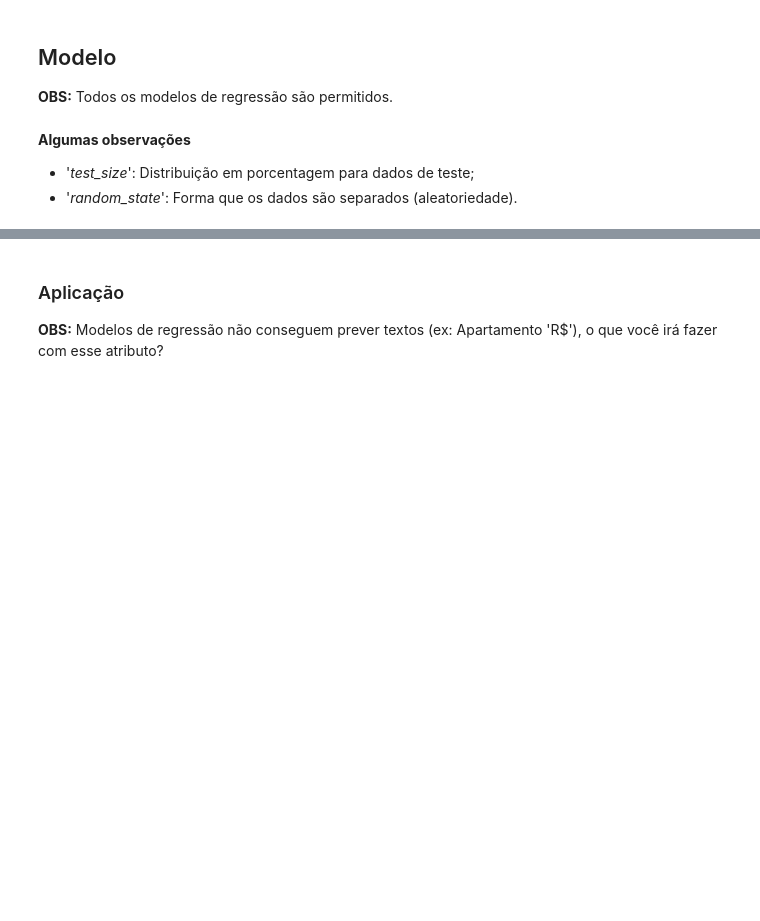
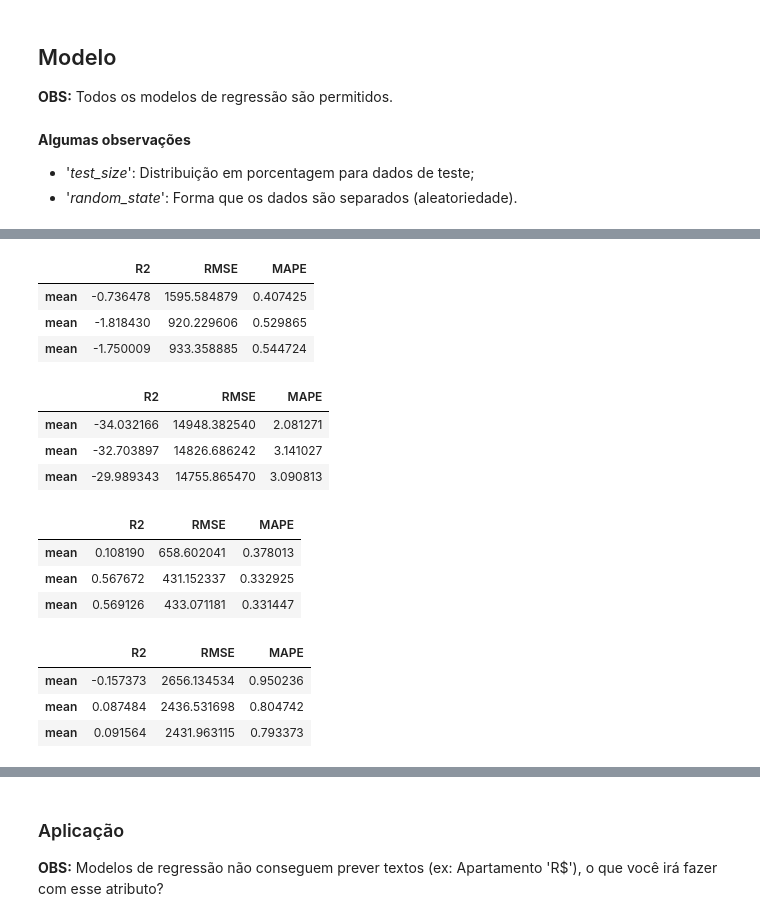
Before and after one commit to dudasimonassi/HackathonIA, a Jupyter notebook: Competicao_IA.ipynb, the cells around one changed output, grey strips where cells are left out. Cells and saved outputs as stored; diff of their text form; code cells hidden in the pictures; blank space fills up the shorter version.

```diff
--- a/Competicao_IA.ipynb
+++ b/Competicao_IA.ipynb
@@ -431,0 +427,74 @@ y_predict = model.predict(X_test)"""
+# %%
+
+
+
+#Testes para os três modelos para o terceiro dataframe: Studios e kitnets, com apenas um quarto
+studio_kitnet_df_KNN = run_experiment_metrics(studio_kitnet_df, runKNN)
+studio_kitnet_df_RFR = run_experiment_metrics(studio_kitnet_df, runRandomForestRegressor)
+studio_kitnet_df_RF = run_experiment_metrics(studio_kitnet_df, runRandomForestRegressor)
+
+#Lista das médias das métricas
+lista_studio_kitnet_df = [studio_kitnet_df_KNN.describe(include='all').loc['mean'], studio_kitnet_df_RFR.describe(include='all').loc['mean'],  studio_kitnet_df_RF.describe(include='all').loc['mean']]
+
+#Dataframe consolidado das médias das métricas
+consolidado_studio_kitnet_df = pd.DataFrame(lista_studio_kitnet_df)
+consolidado_studio_kitnet_df
+# %% [output]
+|  | R2 | RMSE | MAPE |
+| mean | -0.736478 | 1595.584879 | 0.407425 |
+| mean | -1.818430 | 920.229606 | 0.529865 |
+| mean | -1.750009 | 933.358885 | 0.544724 |
+# %%
+
+
+#Testes para os três modelos para o quarto dataframe: Galpões
+galpao_df_KNN = run_experiment_metrics(galpao_df, runKNN)
+galpao_df_RFR = run_experiment_metrics(galpao_df, runRandomForestRegressor)
+galpao_df_RF = run_experiment_metrics(galpao_df, runRandomForestRegressor)
+
+#Lista das médias das métricas
+lista_galpao_df = [galpao_df_KNN.describe(include='all').loc['mean'], galpao_df_RFR.describe(include='all').loc['mean'],  galpao_df_RF.describe(include='all').loc['mean']]
+
+#Dataframe consolidado das médias das métricas
+consolidado_galpao_df = pd.DataFrame(lista_galpao_df)
+consolidado_galpao_df
+# %% [output]
+|  | R2 | RMSE | MAPE |
+| mean | -34.032166 | 14948.382540 | 2.081271 |
+| mean | -32.703897 | 14826.686242 | 3.141027 |
+| mean | -29.989343 | 14755.865470 | 3.090813 |
+# %%
+#Testes para os três modelos para o quinto dataframe: Casas
+casa_df_KNN = run_experiment_metrics(casa_df, runKNN)
+casa_df_RFR = run_experiment_metrics(casa_df, runRandomForestRegressor)
+casa_df_RF = run_experiment_metrics(casa_df, runRandomForestRegressor)
+
+#Lista das médias das métricas
+lista_casa_df = [casa_df_KNN.describe(include='all').loc['mean'], casa_df_RFR.describe(include='all').loc['mean'],  casa_df_RF.describe(include='all').loc['mean']]
+
+#Dataframe consolidado das médias das métricas
+consolidado_casa_df = pd.DataFrame(lista_casa_df)
+consolidado_casa_df
+# %% [output]
+|  | R2 | RMSE | MAPE |
+| mean | 0.108190 | 658.602041 | 0.378013 |
+| mean | 0.567672 | 431.152337 | 0.332925 |
+| mean | 0.569126 | 433.071181 | 0.331447 |
+# %%
+
+#Testes para os três modelos para o sexto dataframe: Loja
+loja_df_KNN = run_experiment_metrics(loja_df, runKNN)
+loja_df_RFR = run_experiment_metrics(loja_df, runRandomForestRegressor)
+loja_df_RF = run_experiment_metrics(loja_df, runRandomForestRegressor)
+
+#Lista das médias das métricas
+lista_loja_df = [loja_df_KNN.describe(include='all').loc['mean'], loja_df_RFR.describe(include='all').loc['mean'],  loja_df_RF.describe(include='all').loc['mean']]
+
+#Dataframe consolidado das médias das métricas
+consolidado_loja_df = pd.DataFrame(lista_loja_df)
+consolidado_loja_df
+# %% [output]
+|  | R2 | RMSE | MAPE |
+| mean | -0.157373 | 2656.134534 | 0.950236 |
+| mean | 0.087484 | 2436.531698 | 0.804742 |
+| mean | 0.091564 | 2431.963115 | 0.793373 |
```
Also changed, not shown: parts of 28 cells of this notebook, 4 other files.
